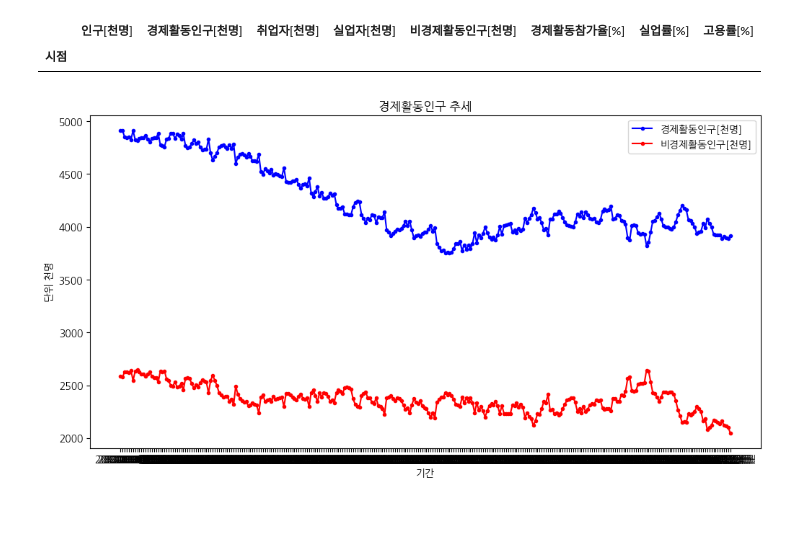
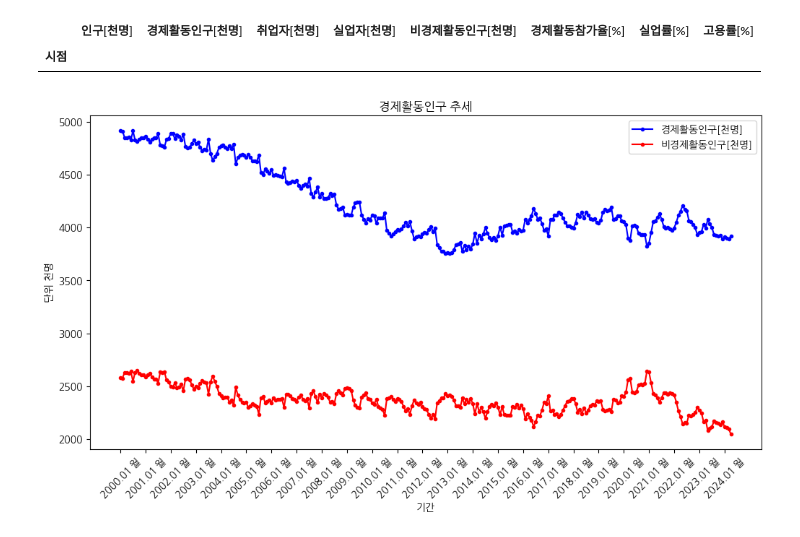
Before and after one commit to Indongspace/final_project_ML, a Jupyter notebook: 연령별 경제활동인구_EDA.ipynb, the cells around one changed output. Saved outputs shown, nothing was run; the diff lists cells and outputs as text; code cells hidden in the pictures.

```diff
--- a/연령별 경제활동인구_EDA.ipynb
+++ b/연령별 경제활동인구_EDA.ipynb
@@ -282,15 +282,16 @@ else:
 # %%
 import matplotlib.pyplot as plt
 
 plt.figure(figsize=(12,6))
 
 plt.plot(df_20.index, df_20['경제활동인구[천명]'], color='blue', linestyle='-',marker='o', markersize=3, label='경제활동인구[천명]')
 plt.plot(df_20.index, df_20['비경제활동인구[천명]'], color='red', linestyle='-',marker='o', markersize=3, label='비경제활동인구[천명]')
 plt.title('경제활동인구 추세')
 plt.xlabel('기간')
 plt.ylabel('단위 천명')
 plt.legend()
+plt.xticks(ticks=df_20.index[::12], rotation=45)
 
 plt.show()
 # %% [output]
-[figure, old version]
+[figure, new version]
```
Also changed, not shown: parts of 10 cells of this notebook, 3 other files.
